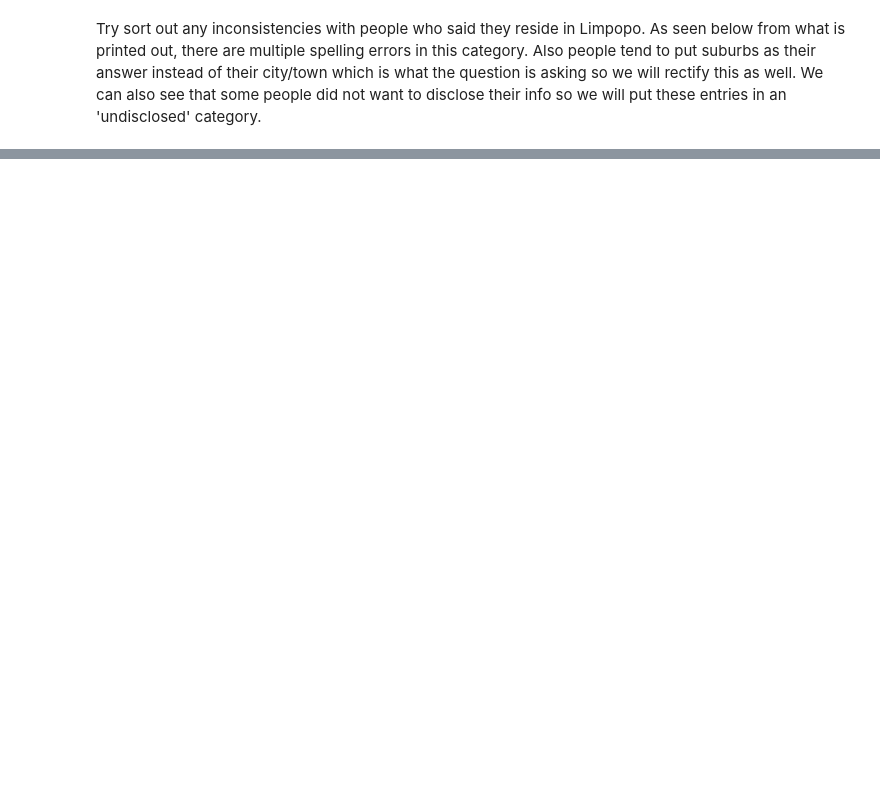
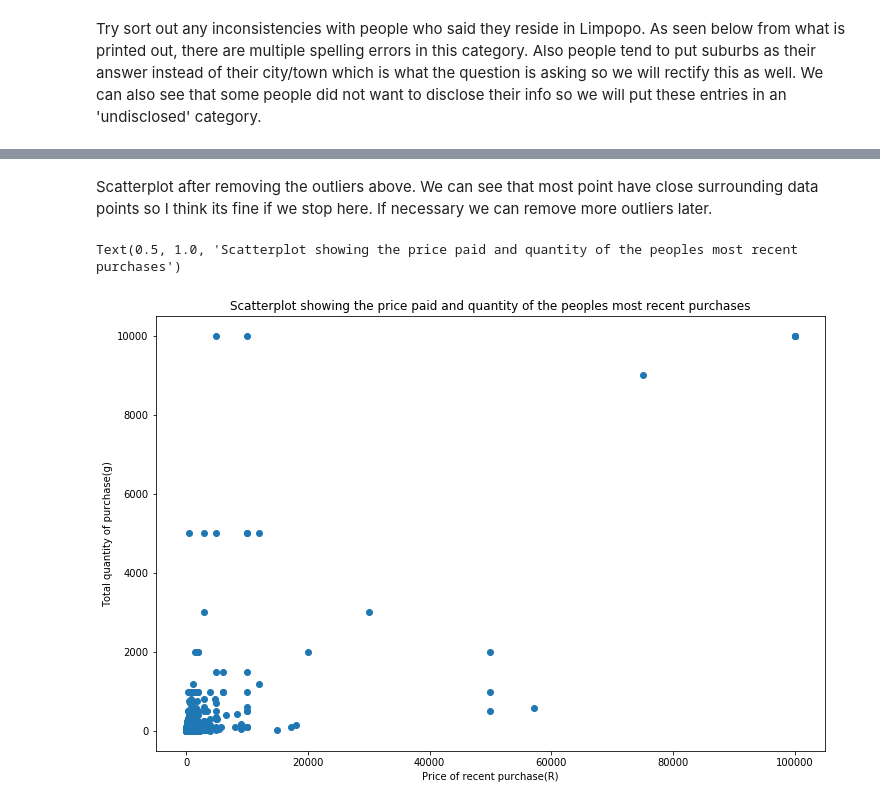
Before and after one commit to Matkicail/DAE-Project, a Jupyter notebook: daeRough.ipynb, the cells around one changed output, grey strips where cells are left out. Saved outputs shown, nothing was run; the diff lists cells and outputs as text; code cells hidden in the pictures; blank space fills up the shorter version.

```diff
--- a/daeRough.ipynb
+++ b/daeRough.ipynb
@@ -1158,0 +1433,11 @@ Name: q21, dtype: int64
+# %% [markdown]
+Scatterplot after removing the outliers above. We can see that most point have close surrounding data points so I think its fine if we stop here. If necessary we can remove more outliers later.
+# %%
+plt.figure(figsize=(12,8))
+plt.scatter(dataset['q9'], dataset['q10'], alpha=1)
+plt.xlabel('Price of recent purchase(R)')
+plt.ylabel('Total quantity of purchase(g)')
+plt.title('Scatterplot showing the price paid and quantity of the peoples most recent purchases')
+# %% [output]
+Text(0.5, 1.0, 'Scatterplot showing the price paid and quantity of the peoples most recent purchases')
+[figure, added]
```
Also changed, not shown: parts of 84 cells of this notebook.
